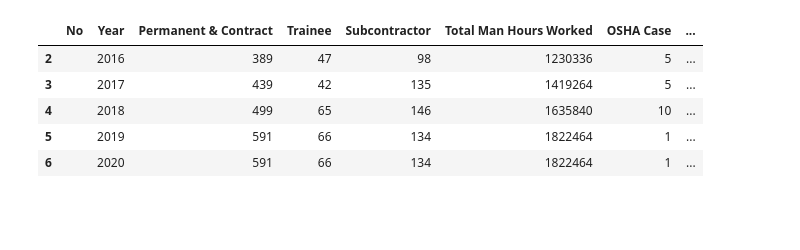
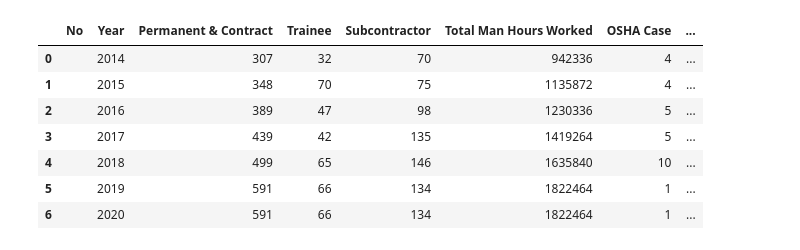
Before and after one commit to justaplan/EHS_yearly, a Jupyter notebook: EHS_Data_Analysis.ipynb, the cells around one changed output. Saved outputs shown, nothing was run; the diff lists cells and outputs as text; code cells hidden in the pictures; blank space fills up the shorter version.

```diff
--- a/EHS_Data_Analysis.ipynb
+++ b/EHS_Data_Analysis.ipynb
@@ -3,24 +3,30 @@
 # %%
 from google.colab import auth
 auth.authenticate_user()
 import pandas as pd
 import matplotlib.pyplot as plt
 import gspread
 from oauth2client.client import GoogleCredentials
+import numpy as np
 
 gc = gspread.authorize(GoogleCredentials.get_application_default())
 
 wb = gc.open_by_key('1qvK5BkBSLDFKhausgwg8Ai3-3scVwJHGBrJ17fj48tc')
 ws = wb.worksheet("Year Data")
 
 # get_all_values gives a list of rows.
 rows = ws.get_all_values()
 
 # Convert to a DataFrame and render.
 df = pd.DataFrame.from_records(rows[1:],columns=rows[0])
-df.tail()
+df["Incident Rate"] = df["Incident Rate"].astype(float)
+df["Frequency Rate"] = df["Frequency Rate"].astype(float)
+df["Severity Rate"] = df["Severity Rate"].astype(float)
+df
 # %% [output]
 |  | No | Year | Permanent & Contract | Trainee | Subcontractor | Total Man Hours Worked | OSHA Case | ... |
+| 0 |  | 2014 | 307 | 32 | 70 | 942336 | 4 | ... |
+| 1 |  | 2015 | 348 | 70 | 75 | 1135872 | 4 | ... |
 | 2 |  | 2016 | 389 | 47 | 98 | 1230336 | 5 | ... |
 | 3 |  | 2017 | 439 | 42 | 135 | 1419264 | 5 | ... |
 | 4 |  | 2018 | 499 | 65 | 146 | 1635840 | 10 | ... |
```
Also changed, not shown: parts of 3 cells of this notebook.
